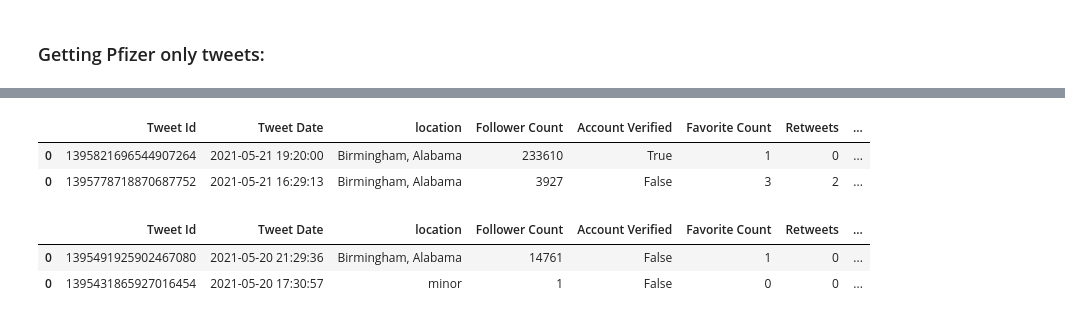
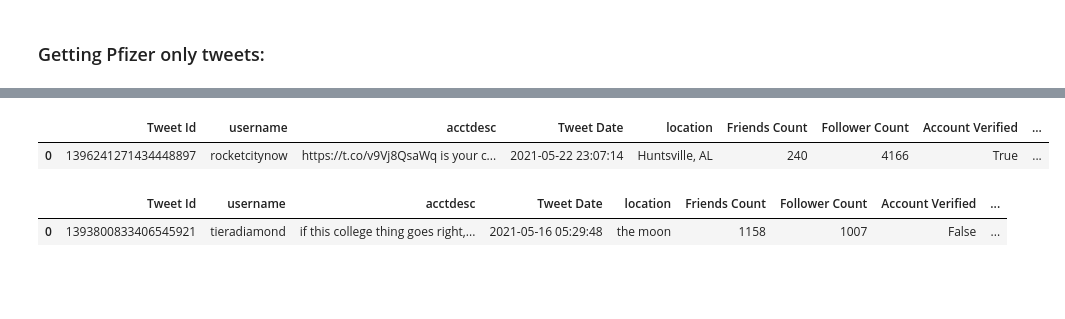
Before and after one commit to AmyLG/NSS_capstone_twitter_covid19_vaccines_across_us_and_fr, a Jupyter notebook: notebooks/getting_tweets_tweepy.ipynb, the cells around one changed output, grey strips where cells are left out. Saved outputs shown, nothing was run; the diff lists cells and outputs as text; code cells hidden in the pictures; blank space fills up the shorter version.

Commit message:
collect more tweets

```diff
--- a/notebooks/getting_tweets_tweepy.ipynb
+++ b/notebooks/getting_tweets_tweepy.ipynb
@@ -4,7 +4,9 @@ import pandas as pd
 import os
 # %%
 pd.options.display.max_columns = None
-pd.options.display.max_rows = 3000
+pd.options.display.max_rows = 300
+pd.set_option('display.width', None)
+pd.set_option('display.max_colwidth', None)
 # %%
 API_KEY = os.environ.get("API_KEY")
 SECRET_KEY = os.environ.get("SECRET_KEY")
@@ -40,14 +44,14 @@ country = "33.543682,-86.779633,30km" #Birmingham location lat, long
 # %%
 # Download relevant tweets from search and save it in a dataset
-pfizer_us_s_dataset = pd.DataFrame(columns=['Tweet Id', 'Tweet Date', 'location', 'Follower Count', 'Account Verified', 'Favorite Count', 'Retweets', 'Tweet Text'])
+pfizer_us_b_dataset = pd.DataFrame(columns=['Tweet Id', 'username', 'acctdesc', 'Tweet Date', 'location', 'Friends Count','Follower Count', 'Account Verified', 'Favorite Count', 'Retweets', 'Tweet Text', 'hashtags'])
 
 counter = 0
-for tweet in tw.Cursor(api.search, count=5, tweet_mode='extended', q=new_search, lang="en", geocode=country, since=date_since, until=date_until).items(): #
+for tweet in tw.Cursor(api.search, count=10000, tweet_mode='extended', q=new_search, lang="en", geocode=country, since=date_since, until=date_until).items():
         print('Tweet Downloaded: ', counter)
-        appending_dataframe = pd.DataFrame([[tweet.id, tweet.created_at, tweet.user.location, tweet.user.followers_count, tweet.user.verified, tweet.favorite_count, tweet.retweet_count, tweet.full_text.encode('utf-8')]], columns=['Tweet Id', 'Tweet Date', 'location', 'Follower Count', 'Account Verified', 'Favorite Count', 'Retweets', 'Tweet Text'])
-        pfizer_us_s_dataset = pfizer_us_s_dataset.append(appending_dataframe)
+        appending_dataframe = pd.DataFrame([[tweet.id, tweet.user.screen_name, tweet.user.description, tweet.created_at, tweet.user.location, tweet.user.friends_count, tweet.user.followers_count, tweet.user.verified, tweet.favorite_count, tweet.retweet_count, tweet.full_text.encode('utf-8'), tweet.entities['hashtags']]], columns=['Tweet Id', 'username', 'acctdesc', 'Tweet Date', 'location','Friends Count', 'Follower Count', 'Account Verified', 'Favorite Count', 'Retweets', 'Tweet Text', 'hashtags'])
+        pfizer_us_b_dataset = pfizer_us_b_dataset.append(appending_dataframe)
         counter+=1
-        if counter >= 5:
+        if counter >= 10000:
             break
 # %% [output]
 Tweet Downloaded:  0
@@ -58,14 +74,12 @@ Tweet Downloaded:  4
 # %%
-pfizer_us_s_dataset.head(2)
+pfizer_us_s_dataset.head(1)
 # %% [output]
-|  | Tweet Id | Tweet Date | location | Follower Count | Account Verified | Favorite Count | Retweets | ... |
-| 0 | 1395821696544907264 | 2021-05-21 19:20:00 | Birmingham, Alabama | 233610 | True | 1 | 0 | ... |
-| 0 | 1395778718870687752 | 2021-05-21 16:29:13 | Birmingham, Alabama | 3927 | False | 3 | 2 | ... |
+|  | Tweet Id | username | acctdesc | Tweet Date | location | Friends Count | Follower Count | Account Verified | ... |
+| 0 | 1396241271434448897 | rocketcitynow | https://t.co/v9Vj8QsaWq is your c... | 2021-05-22 23:07:14 | Huntsville, AL | 240 | 4166 | True | ... |
 # %%
-pfizer_us_s_dataset.tail(2)
+pfizer_us_s_dataset.tail(1)
 # %% [output]
-|  | Tweet Id | Tweet Date | location | Follower Count | Account Verified | Favorite Count | Retweets | ... |
-| 0 | 1395491925902467080 | 2021-05-20 21:29:36 | Birmingham, Alabama | 14761 | False | 1 | 0 | ... |
-| 0 | 1395431865927016454 | 2021-05-20 17:30:57 | minor | 1 | False | 0 | 0 | ... |
+|  | Tweet Id | username | acctdesc | Tweet Date | location | Friends Count | Follower Count | Account Verified | ... |
+| 0 | 1393800833406545921 | tieradiamond | if this college thing goes right,... | 2021-05-16 05:29:48 | the moon | 1158 | 1007 | False | ... |
 # %%
 #print(pfizer_us_s_dataset.reset_index().loc[4, "Tweet Text"])
```
Also changed, not shown: parts of 122 cells of this notebook.
